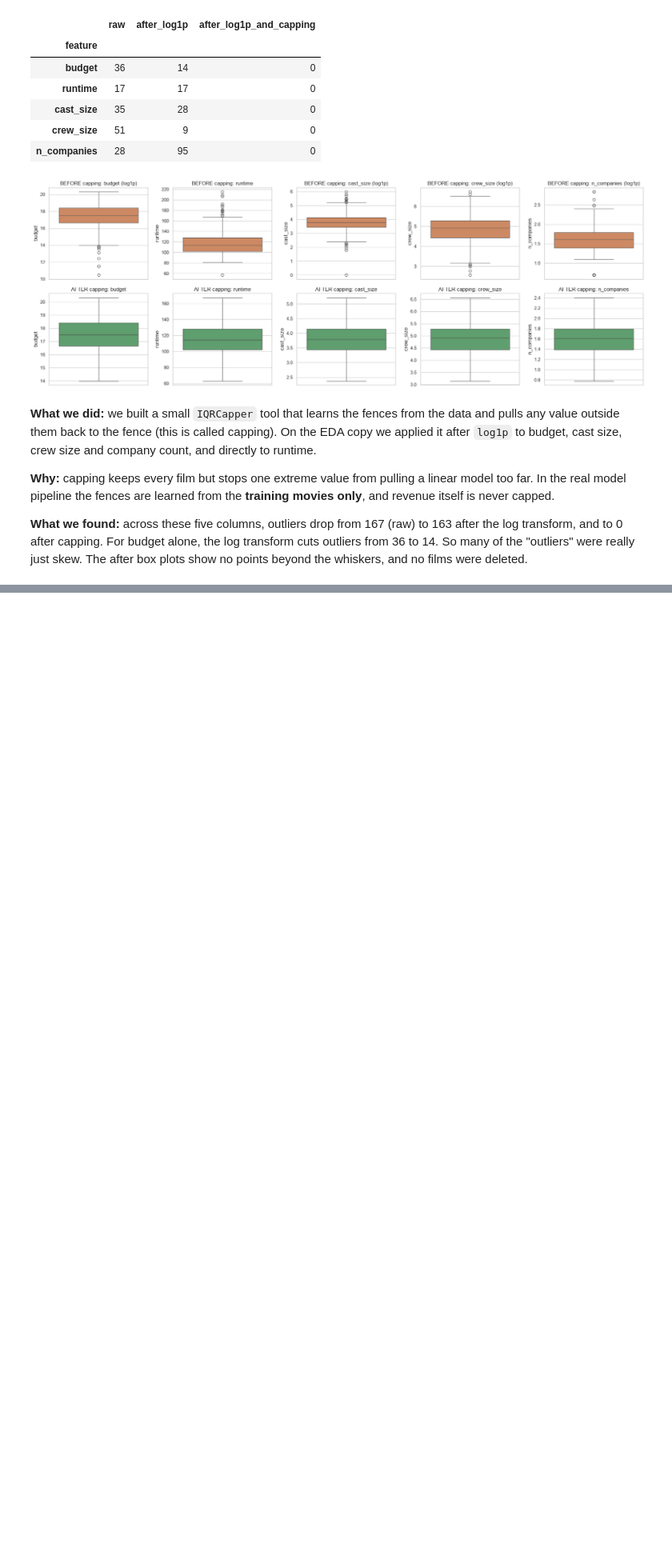
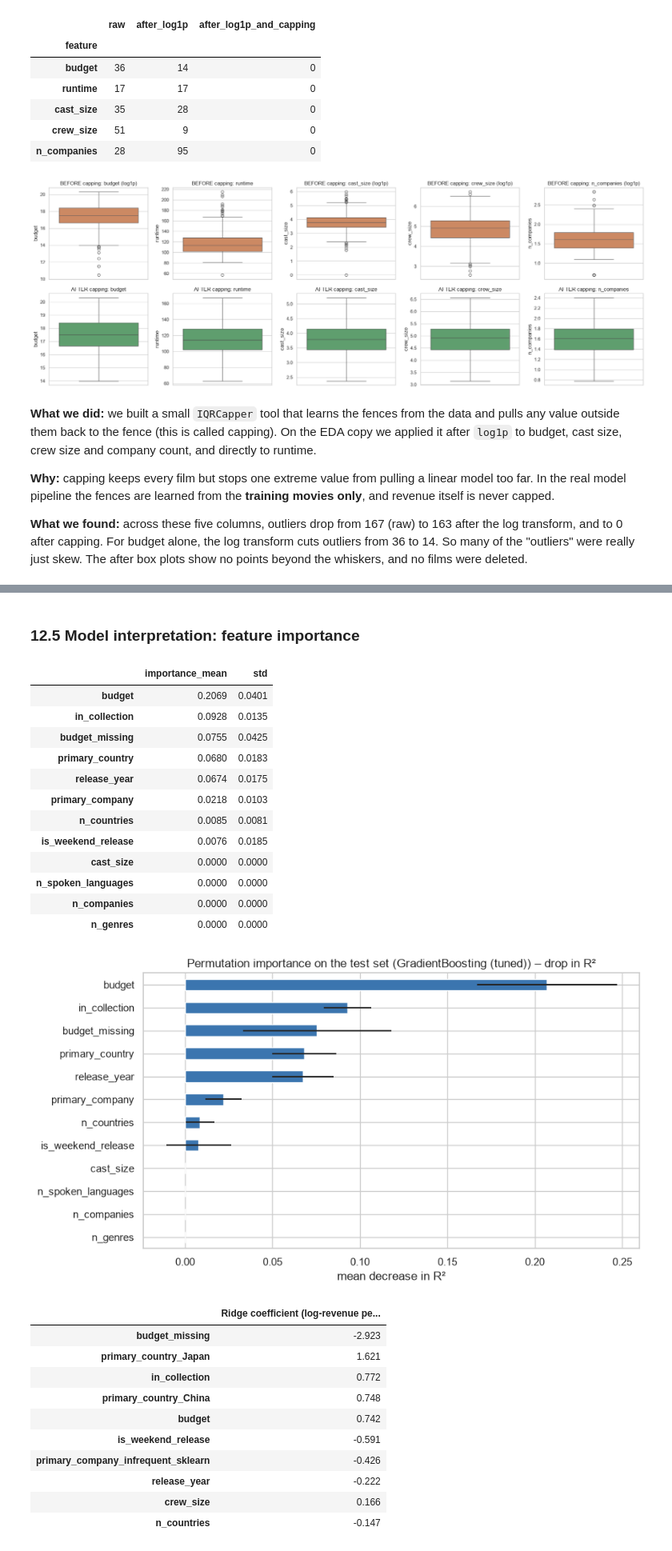
Before and after one commit to eshaimran13052006/tmdb-movie-revenue, a Jupyter notebook: 02_EDA_Modelling.ipynb, the cells around one changed output, grey strips where cells are left out. Shown at 80% size. Cells and saved outputs as stored; diff of their text form; code cells hidden in the pictures; blank space fills up the shorter version.

```diff
--- a/02_EDA_Modelling.ipynb
+++ b/02_EDA_Modelling.ipynb
@@ -529,0 +1000,42 @@ R.update(out_bud_log=int(cmp_out.loc["budget", "after_log1p"]), out_run_raw=int(
+# %% [markdown]
+### 12.5 Model interpretation: feature importance
+# %%
+pi = permutation_importance(final_model, X_test, y_test, n_repeats=20, random_state=SEED, scoring="r2")
+imp = pd.DataFrame({"importance_mean": pi.importances_mean, "std": pi.importances_std}, index=X_test.columns).sort_values("importance_mean", ascending=False)
+display(imp.head(12).round(4))
+plt.figure(figsize=(9, 5))
+imp.head(12)[::-1]["importance_mean"].plot.barh(xerr=imp.head(12)[::-1]["std"], color="#3b75af")
+plt.title(f"Permutation importance on the test set ({FINAL_NAME}) – drop in R²"); plt.xlabel("mean decrease in R²")
+save_fig("p2_09_permutation_importance.png")
+ridge = fitted["Ridge"].named_steps["model"]; cols = fitted["Ridge"].named_steps["select"].cols
+coef = pd.Series(ridge.coef_, index=cols).sort_values(key=abs, ascending=False)
+display(coef.head(10).round(3).to_frame("Ridge coefficient (log-revenue per 1 std / per flag)"))
+R.update(imp1=imp.index[0], imp1_v=imp.iloc[0, 0], imp2=imp.index[1], imp2_v=imp.iloc[1, 0], imp3=imp.index[2], imp3_v=imp.iloc[2, 0],
+         coef1=coef.index[0], coef1_v=coef.iloc[0], coef2=coef.index[1], coef2_v=coef.iloc[1],
+         budget_coef=float(coef.get("budget", np.nan)), n_imp_pos=int((imp["importance_mean"] > 0.001).sum()))
+# %% [output]
+|  | importance_mean | std |
+| budget | 0.2069 | 0.0401 |
+| in_collection | 0.0928 | 0.0135 |
+| budget_missing | 0.0755 | 0.0425 |
+| primary_country | 0.0680 | 0.0183 |
+| release_year | 0.0674 | 0.0175 |
+| primary_company | 0.0218 | 0.0103 |
+| n_countries | 0.0085 | 0.0081 |
+| is_weekend_release | 0.0076 | 0.0185 |
+| cast_size | 0.0000 | 0.0000 |
+| n_spoken_languages | 0.0000 | 0.0000 |
+| n_companies | 0.0000 | 0.0000 |
+| n_genres | 0.0000 | 0.0000 |
+[figure, added]
+|  | Ridge coefficient (log-revenue pe... |
+| budget_missing | -2.923 |
+| primary_country_Japan | 1.621 |
+| in_collection | 0.772 |
+| primary_country_China | 0.748 |
+| budget | 0.742 |
+| is_weekend_release | -0.591 |
+| primary_company_infrequent_sklearn | -0.426 |
+| release_year | -0.222 |
+| crew_size | 0.166 |
+| n_countries | -0.147 |
```
Also changed, not shown: parts of 53 cells of this notebook.
